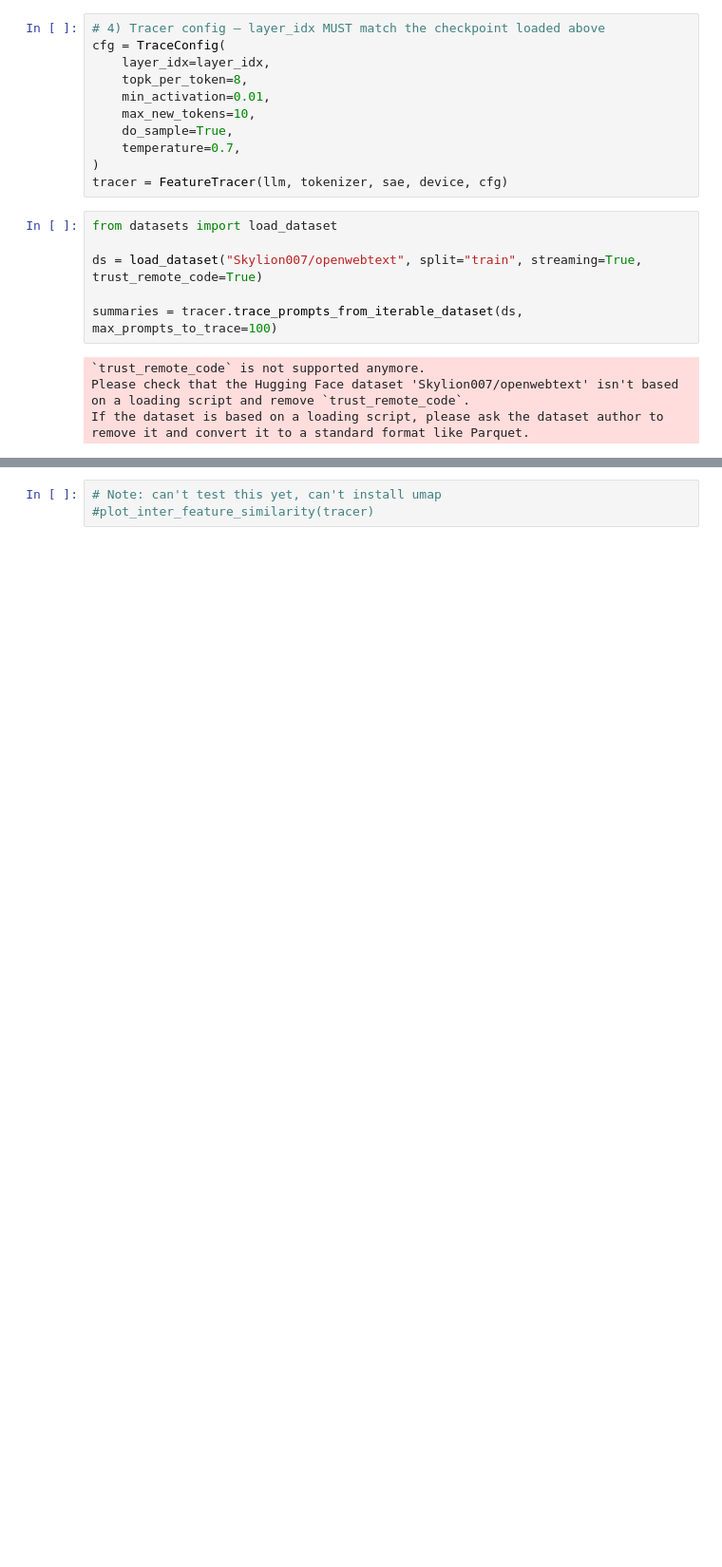
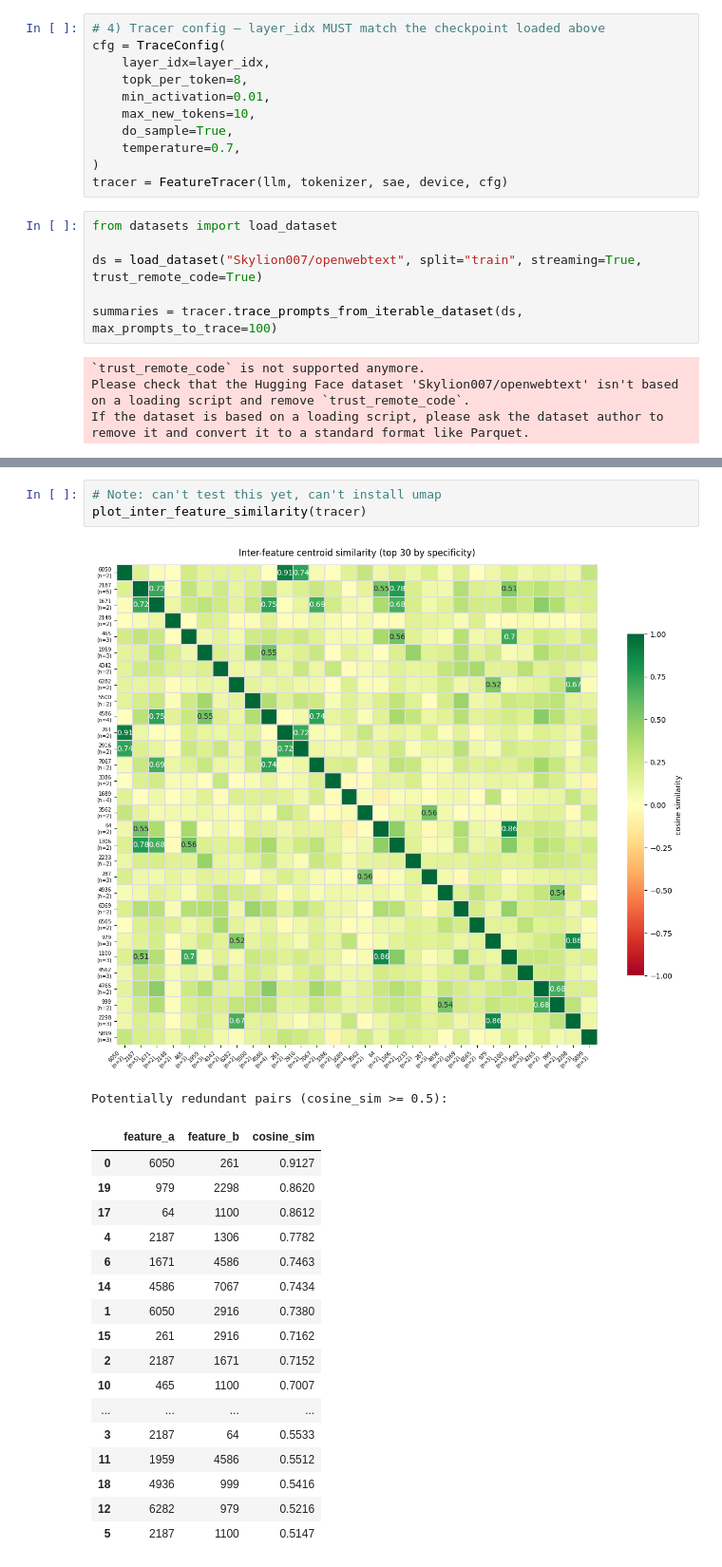
Before and after one commit to miles-markey/sae_trainer, a Jupyter notebook: notebooks/sae_semantic_eval.ipynb, the cells around one changed output, grey strips where cells are left out. Shown at 95% size. Drawn from its saved outputs; the diff is of its cells as text; blank space fills up the shorter version.

```diff
--- a/notebooks/sae_semantic_eval.ipynb
+++ b/notebooks/sae_semantic_eval.ipynb
@@ -137,3 +145,23 @@ ImportError: pip install umap-learn
 # %%
 # Note: can't test this yet, can't install umap
-#plot_inter_feature_similarity(tracer)
+plot_inter_feature_similarity(tracer)
+# %% [output]
+[figure, added]
+Potentially redundant pairs (cosine_sim >= 0.5):
+|  | feature_a | feature_b | cosine_sim |
+| 0 | 6050 | 261 | 0.9127 |
+| 19 | 979 | 2298 | 0.8620 |
+| 17 | 64 | 1100 | 0.8612 |
+| 4 | 2187 | 1306 | 0.7782 |
+| 6 | 1671 | 4586 | 0.7463 |
+| 14 | 4586 | 7067 | 0.7434 |
+| 1 | 6050 | 2916 | 0.7380 |
+| 15 | 261 | 2916 | 0.7162 |
+| 2 | 2187 | 1671 | 0.7152 |
+| 10 | 465 | 1100 | 0.7007 |
+| ... | ... | ... | ... |
+| 3 | 2187 | 64 | 0.5533 |
+| 11 | 1959 | 4586 | 0.5512 |
+| 18 | 4936 | 999 | 0.5416 |
+| 12 | 6282 | 979 | 0.5216 |
+| 5 | 2187 | 1100 | 0.5147 |
```
Also changed, not shown: parts of 7 cells of this notebook, 2 other files.
